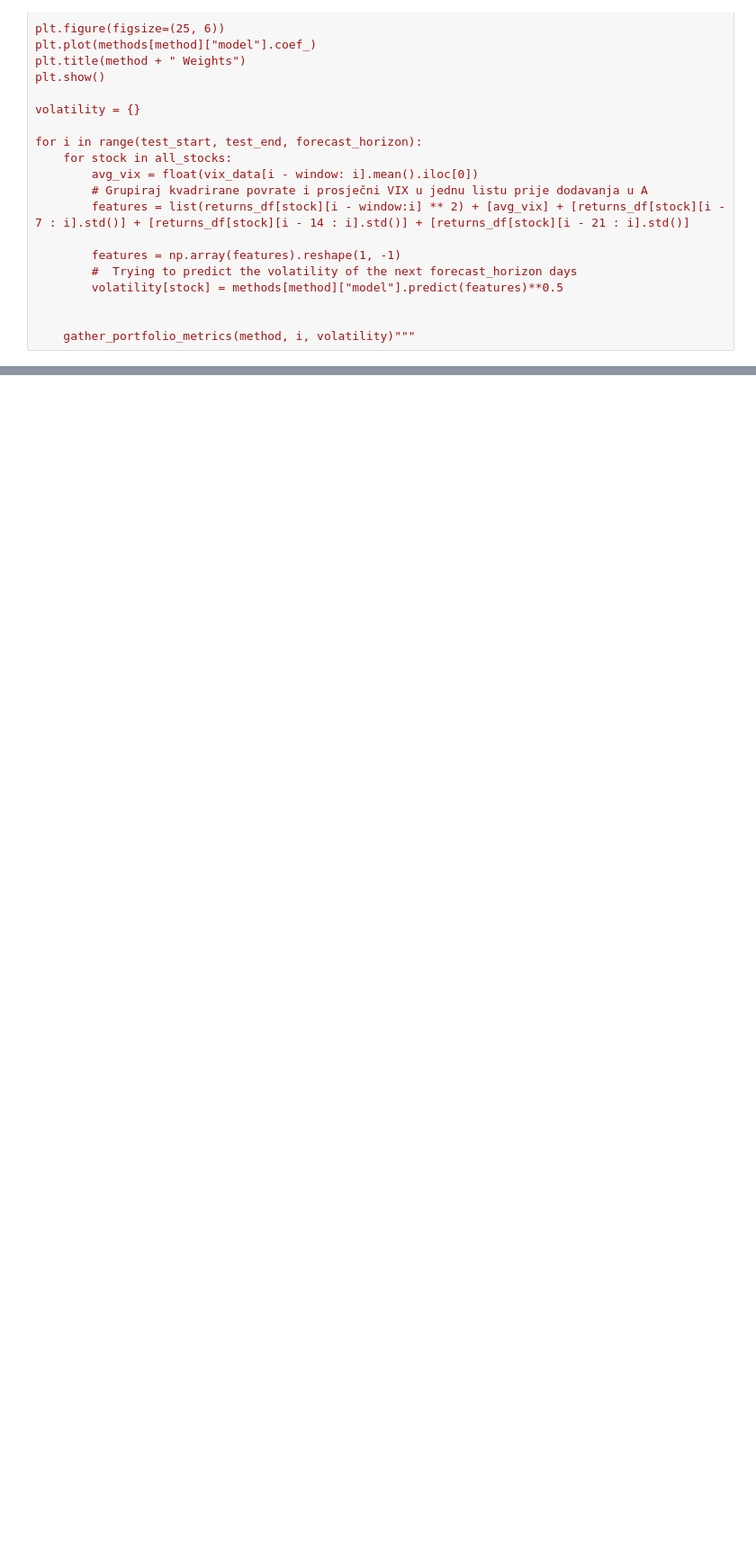
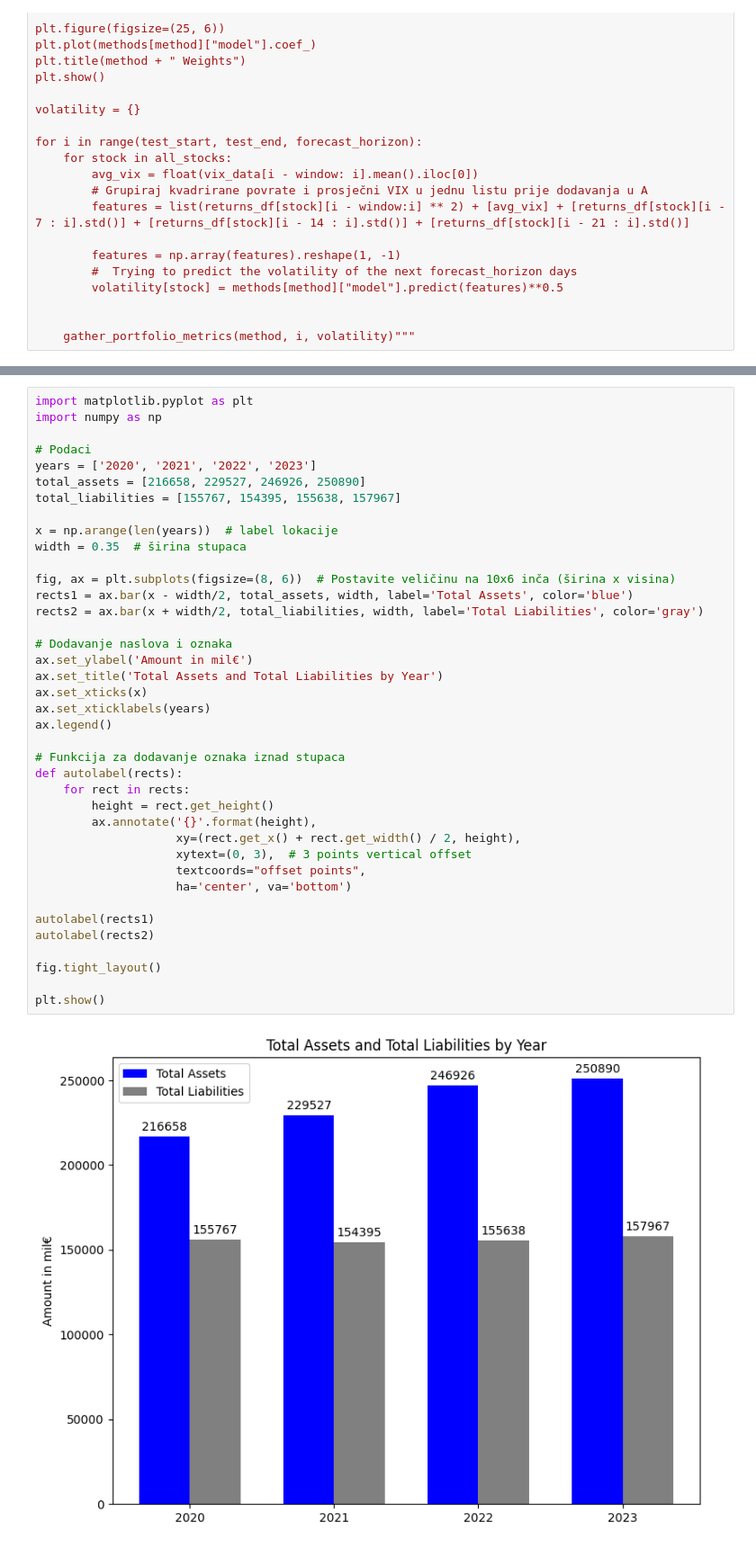
Before and after one commit to PapakMate/SVFT, a Jupyter notebook: pomocni.ipynb, the cells around one changed output, grey strips where cells are left out. Shown: that part at 90% size. Drawn from its saved outputs; the diff is of its cells as text; blank space fills up the shorter version.

```diff
--- a/pomocni.ipynb
+++ b/pomocni.ipynb
@@ -153,0 +195,41 @@ for i in range(test_start, test_end, forecast_horizon):
+# %%
+import matplotlib.pyplot as plt
+import numpy as np
+
+# Podaci
+years = ['2020', '2021', '2022', '2023']
+total_assets = [216658, 229527, 246926, 250890]
+total_liabilities = [155767, 154395, 155638, 157967]
+
+x = np.arange(len(years))  # label lokacije
+width = 0.35  # širina stupaca
+
+fig, ax = plt.subplots(figsize=(8, 6))  # Postavite veličinu na 10x6 inča (širina x visina)
+rects1 = ax.bar(x - width/2, total_assets, width, label='Total Assets', color='blue')
+rects2 = ax.bar(x + width/2, total_liabilities, width, label='Total Liabilities', color='gray')
+
+# Dodavanje naslova i oznaka
+ax.set_ylabel('Amount in mil€')
+ax.set_title('Total Assets and Total Liabilities by Year')
+ax.set_xticks(x)
+ax.set_xticklabels(years)
+ax.legend()
+
+# Funkcija za dodavanje oznaka iznad stupaca
+def autolabel(rects):
+    for rect in rects:
+        height = rect.get_height()
+        ax.annotate('{}'.format(height),
+                    xy=(rect.get_x() + rect.get_width() / 2, height),
+                    xytext=(0, 3),  # 3 points vertical offset
+                    textcoords="offset points",
+                    ha='center', va='bottom')
+
+autolabel(rects1)
+autolabel(rects2)
+
+fig.tight_layout()
+
+plt.show()
+# %% [output]
+[figure, added]
```
Also changed, not shown: parts of 1 cell of this notebook, 3 other files.
